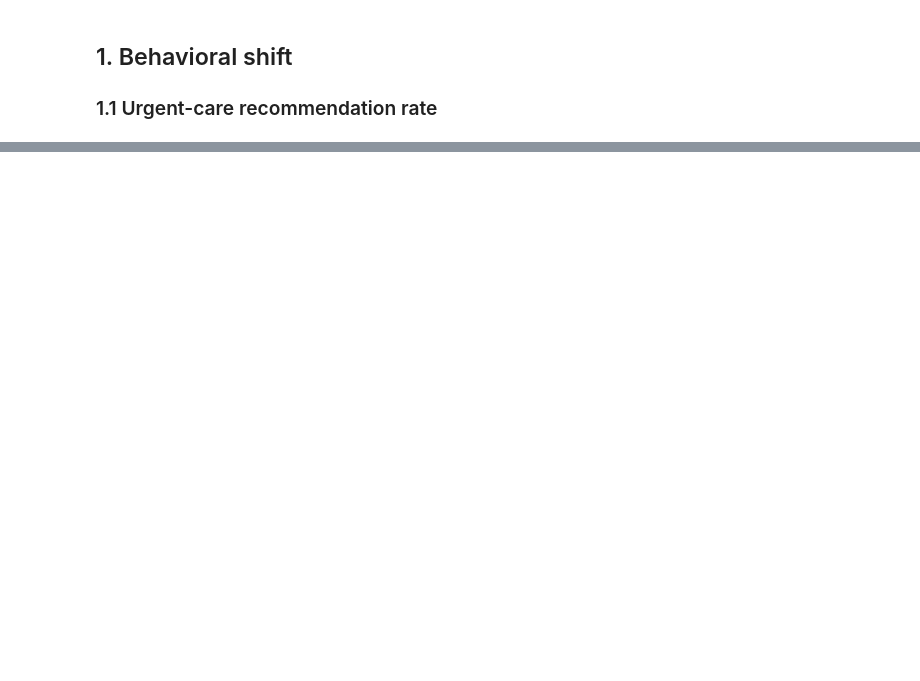
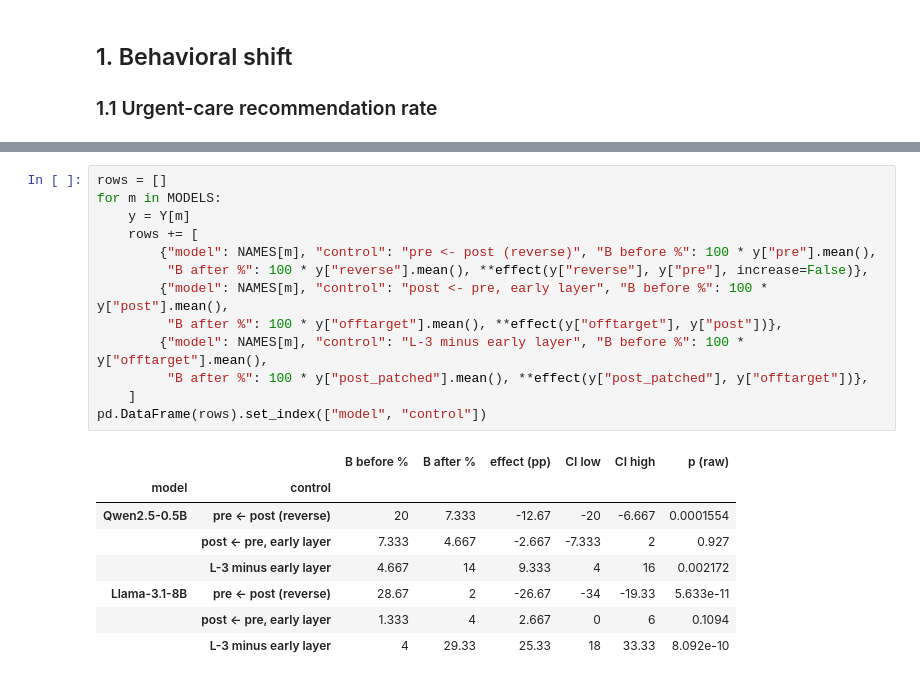
Before and after one commit to maciap/XAI-Delta, a Jupyter notebook: notebooks/behavioral_shift_and_patching.ipynb, the cells around one changed output, grey strips where cells are left out. Drawn from its saved outputs; the diff is of its cells as text; blank space fills up the shorter version.

```diff
--- a/notebooks/behavioral_shift_and_patching.ipynb
+++ b/notebooks/behavioral_shift_and_patching.ipynb
@@ -168 +150,23 @@ off-target minus unpatched M_post = +2.7pp, 95% CI [0.0, 6.0], p = 0.109
+# %%
+rows = []
+for m in MODELS:
+    y = Y[m]
+    rows += [
+        {"model": NAMES[m], "control": "pre <- post (reverse)", "B before %": 100 * y["pre"].mean(),
+         "B after %": 100 * y["reverse"].mean(), **effect(y["reverse"], y["pre"], increase=False)},
+        {"model": NAMES[m], "control": "post <- pre, early layer", "B before %": 100 * y["post"].mean(),
+         "B after %": 100 * y["offtarget"].mean(), **effect(y["offtarget"], y["post"])},
+        {"model": NAMES[m], "control": "L-3 minus early layer", "B before %": 100 * y["offtarget"].mean(),
+         "B after %": 100 * y["post_patched"].mean(), **effect(y["post_patched"], y["offtarget"])},
+    ]
+pd.DataFrame(rows).set_index(["model", "control"])
+# %% [output]
+|  |  | B before % | B after % | effect (pp) | CI low | CI high | p (raw) |
+| model | control |  |  |  |  |  |  |
+| Qwen2.5-0.5B | pre <- post (reverse) | 20 | 7.333 | -12.67 | -20 | -6.667 | 0.0001554 |
+|  | post <- pre, early layer | 7.333 | 4.667 | -2.667 | -7.333 | 2 | 0.927 |
+|  | L-3 minus early layer | 4.667 | 14 | 9.333 | 4 | 16 | 0.002172 |
+| Llama-3.1-8B | pre <- post (reverse) | 28.67 | 2 | -26.67 | -34 | -19.33 | 5.633e-11 |
+|  | post <- pre, early layer | 1.333 | 4 | 2.667 | 0 | 6 | 0.1094 |
+|  | L-3 minus early layer | 4 | 29.33 | 25.33 | 18 | 33.33 | 8.092e-10 |
 # %% [markdown]
```
Also changed, not shown: parts of 26 cells of this notebook, 52 other files.
